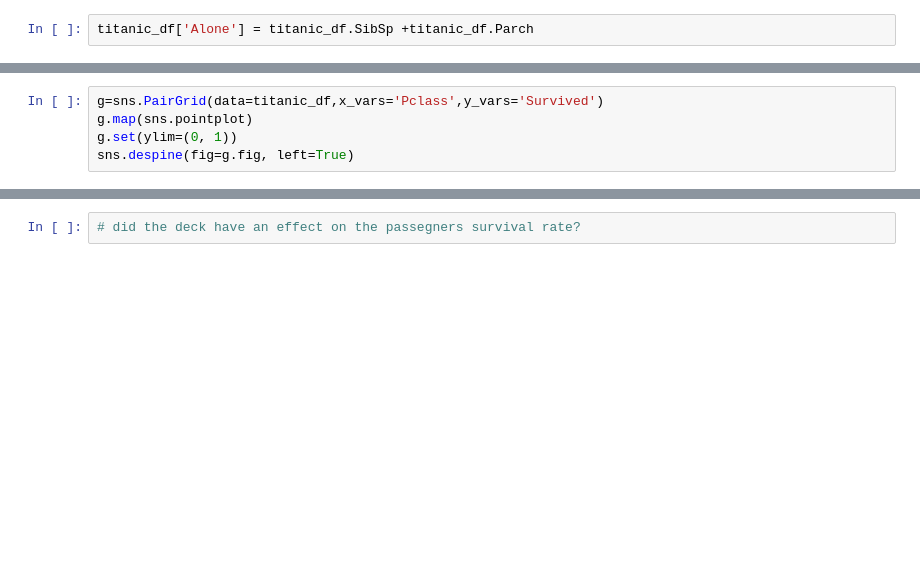
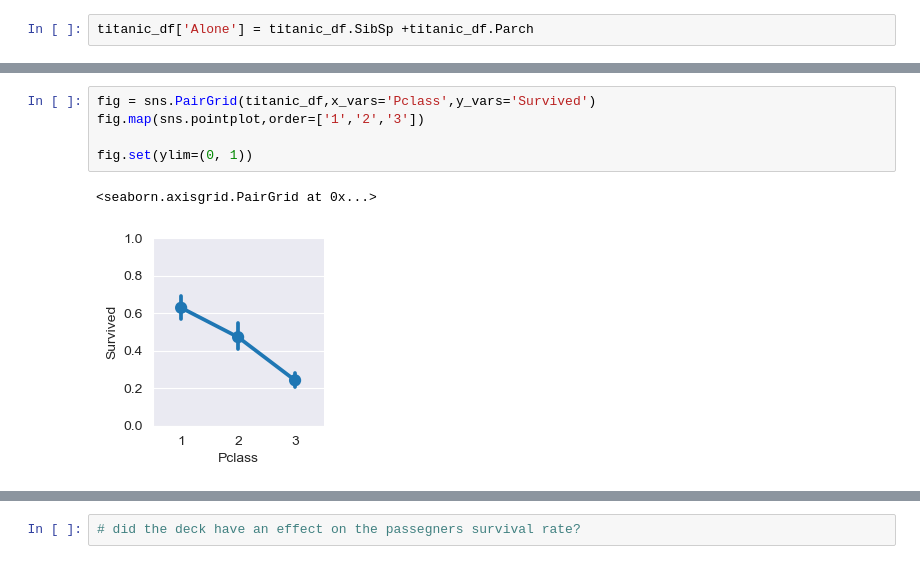
Before and after one commit to lumulli124/Titanic-Challenge, a Jupyter notebook: Kaggle - Titanic Challenge/Titanic Project.ipynb, the cells around one changed output, grey strips where cells are left out. Saved outputs shown, nothing was run; the diff lists cells and outputs as text; blank space fills up the shorter version.

```diff
--- a/Kaggle - Titanic Challenge/Titanic Project.ipynb
+++ b/Kaggle - Titanic Challenge/Titanic Project.ipynb
@@ -125,6 +278,9 @@ sns.countplot(x='Pclass',hue='Survived',data=titanic_df)
 # %%
-g=sns.PairGrid(data=titanic_df,x_vars='Pclass',y_vars='Survived')
-g.map(sns.pointplot)
-g.set(ylim=(0, 1))
-sns.despine(fig=g.fig, left=True)
+fig = sns.PairGrid(titanic_df,x_vars='Pclass',y_vars='Survived')
+fig.map(sns.pointplot,order=['1','2','3'])
+
+fig.set(ylim=(0, 1))
+# %% [output]
+<seaborn.axisgrid.PairGrid at 0x...>
+[figure, added]
 # %%
```
Also changed, not shown: parts of 43 cells of this notebook.
